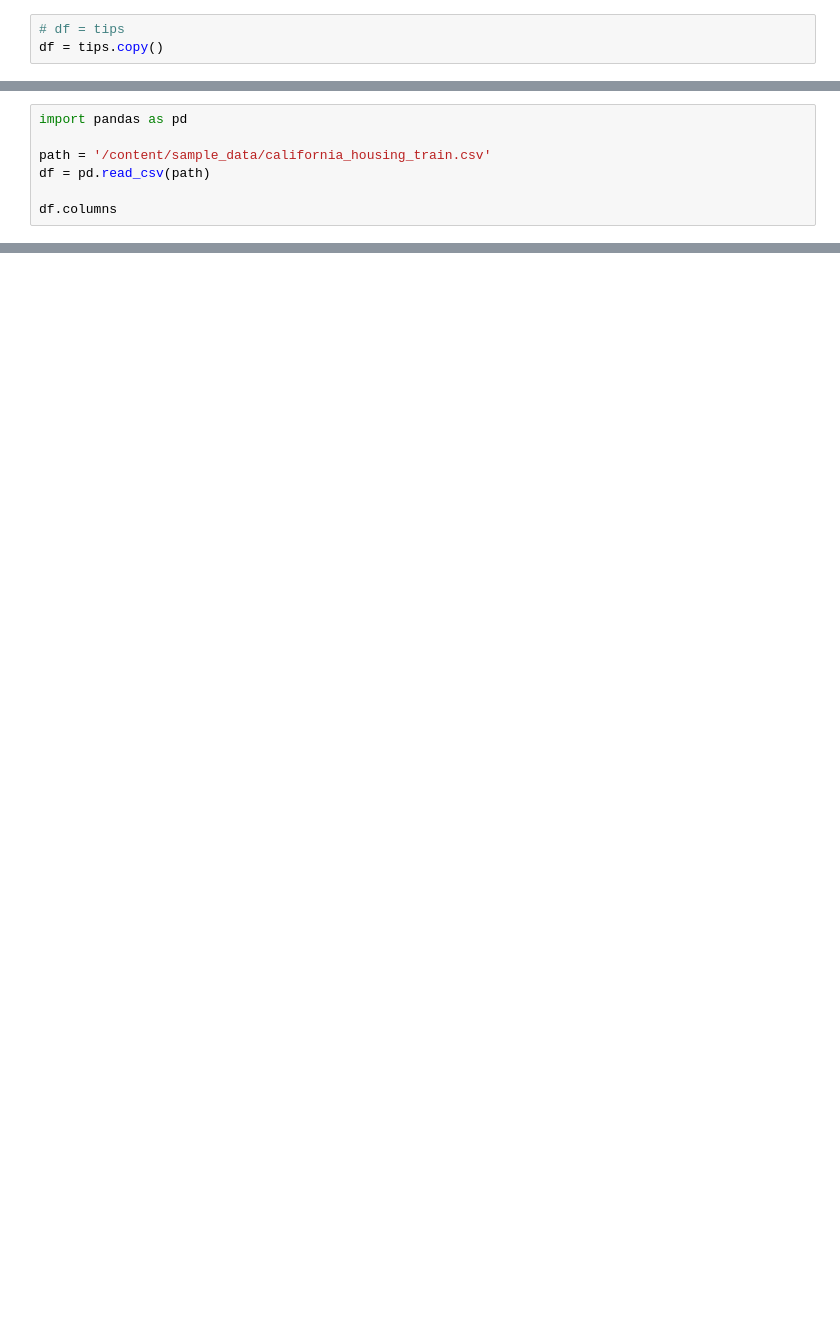
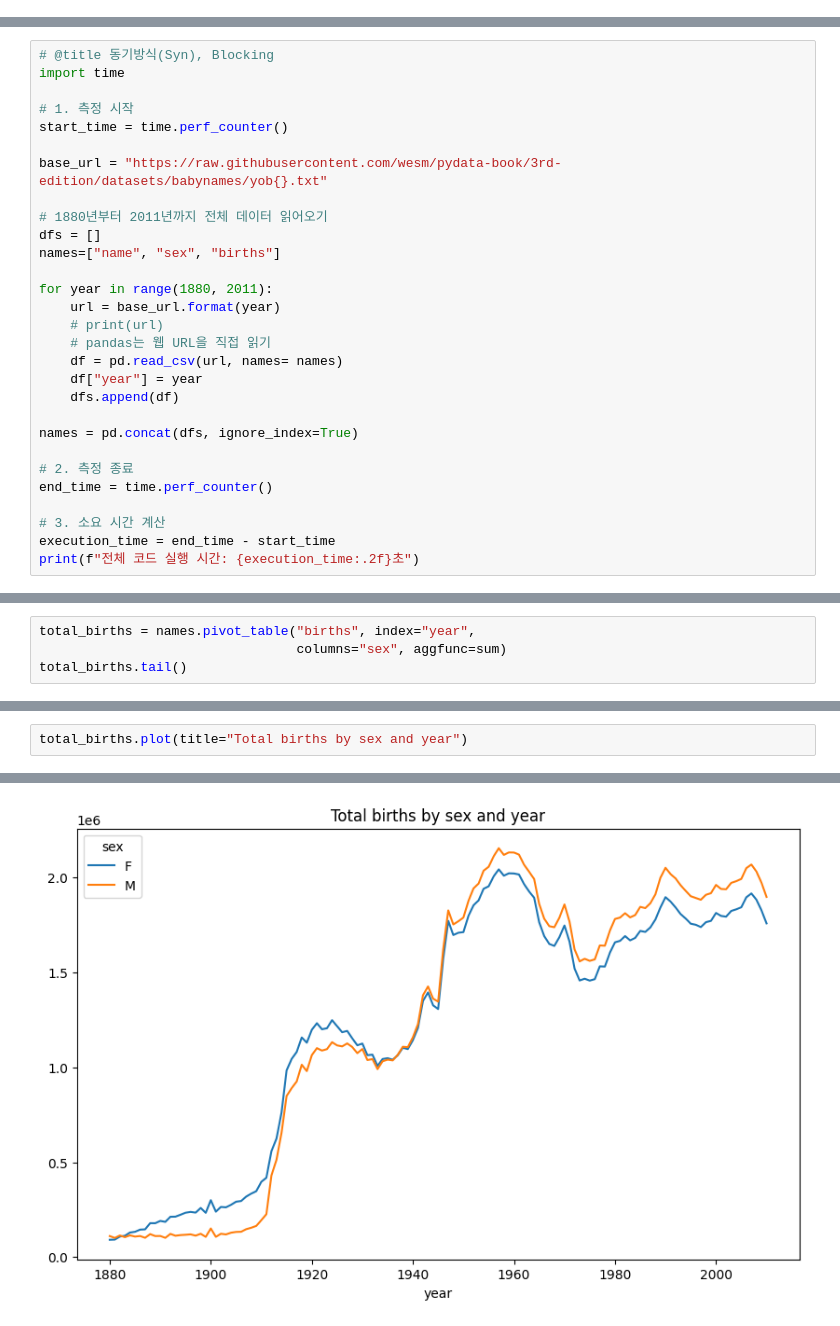
Before and after one commit to bajichaghan-glitch/KBUstart, a Jupyter notebook: 202610142_김재일.ipynb, the cells around one changed output, grey strips where cells are left out. Saved outputs shown, nothing was run; the diff lists cells and outputs as text; blank space fills up the shorter version.

```diff
--- a/202610142_김재일.ipynb
+++ b/202610142_김재일.ipynb
@@ -50,3 +2,0 @@ memory usage: 7.4 KB
-# %%
-# df = tips
-df = tips.copy()
@@ -466,7 +2,0 @@ The palette list has fewer values (2) than needed (4) and will cycle, which may
-# %%
-import pandas as pd
-
-path = '/content/sample_data/california_housing_train.csv'
-df = pd.read_csv(path)
-
-df.columns
@@ -622,0 +86,29 @@ tips.groupby(['day', 'time', 'sex', 'smoker', 'size'])['tip'].agg(['mean', 'coun
+# %%
+# @title 동기방식(Syn), Blocking
+import time
+
+# 1. 측정 시작
+start_time = time.perf_counter()
+
+base_url = "https://raw.githubusercontent.com/wesm/pydata-book/3rd-edition/datasets/babynames/yob{}.txt"
+
+# 1880년부터 2011년까지 전체 데이터 읽어오기
+dfs = []
+names=["name", "sex", "births"]
+
+for year in range(1880, 2011):
+    url = base_url.format(year)
+    # print(url)
+    # pandas는 웹 URL을 직접 읽기
+    df = pd.read_csv(url, names= names)
+    df["year"] = year
+    dfs.append(df)
+
+names = pd.concat(dfs, ignore_index=True)
+
+# 2. 측정 종료
+end_time = time.perf_counter()
+
+# 3. 소요 시간 계산
+execution_time = end_time - start_time
+print(f"전체 코드 실행 시간: {execution_time:.2f}초")
@@ -622,0 +229,4 @@ tips.groupby(['day', 'time', 'sex', 'smoker', 'size'])['tip'].agg(['mean', 'coun
+# %%
+total_births = names.pivot_table("births", index="year",
+                                 columns="sex", aggfunc=sum)
+total_births.tail()
@@ -622,0 +241,3 @@ tips.groupby(['day', 'time', 'sex', 'smoker', 'size'])['tip'].agg(['mean', 'coun
+# %%
+total_births.plot(title="Total births by sex and year")
+# %% [output]
@@ -622,0 +245 @@ tips.groupby(['day', 'time', 'sex', 'smoker', 'size'])['tip'].agg(['mean', 'coun
+[figure, added]
```
Also changed, not shown: parts of 56 cells of this notebook.
